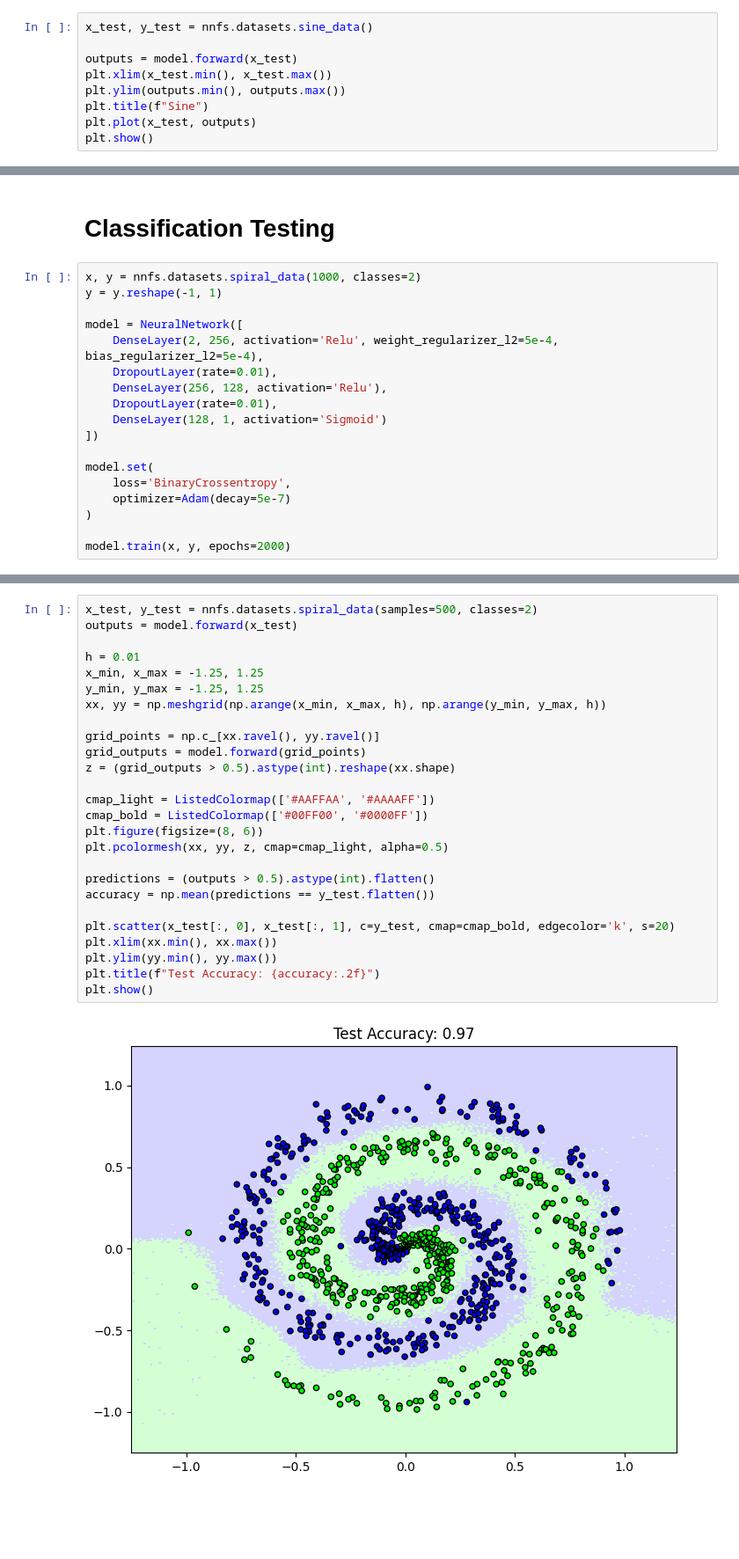
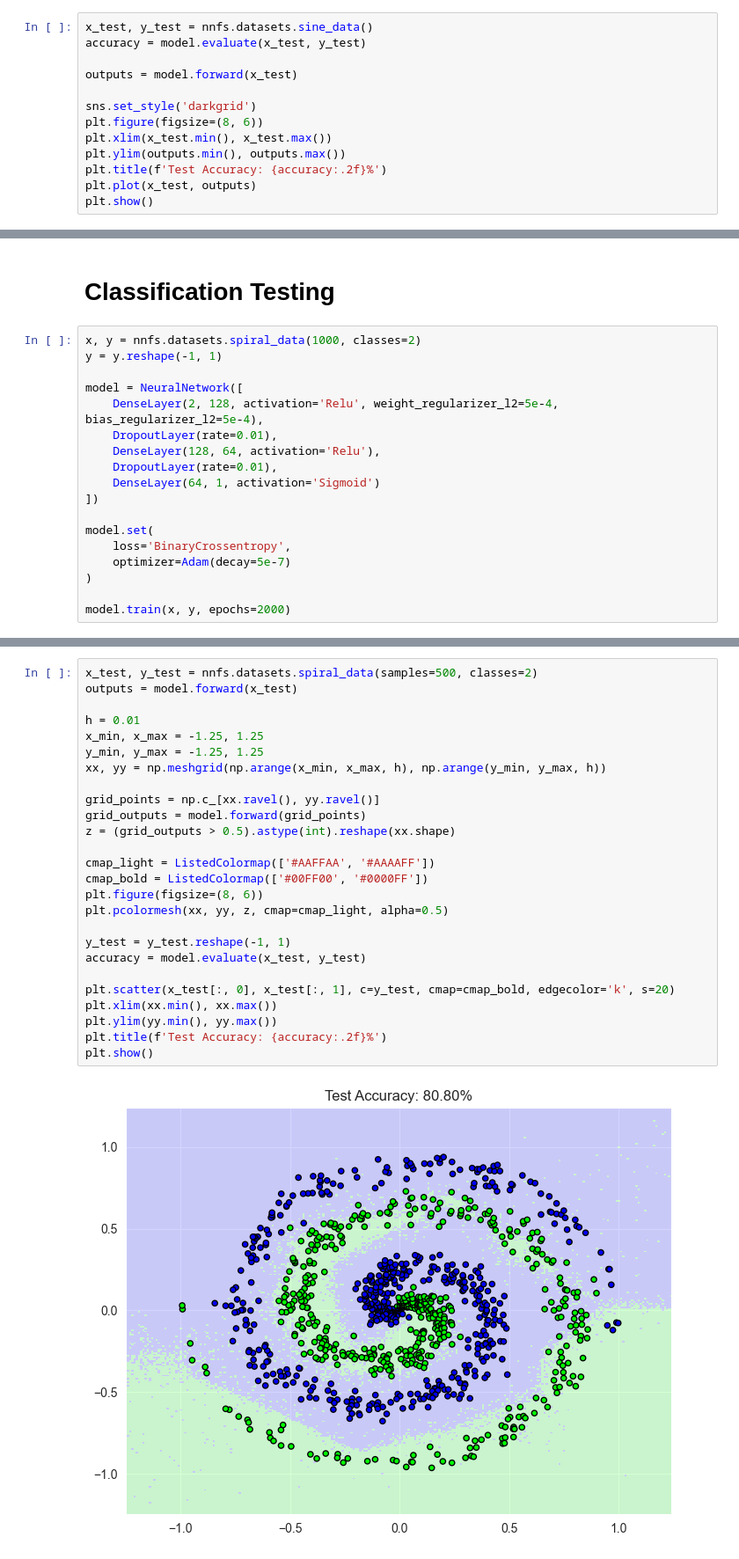
Before and after one commit to danilosiervi/neural_network, a Jupyter notebook: teste.ipynb, the cells around one changed output, grey strips where cells are left out. Shown at 88% size. Saved outputs shown, nothing was run; the diff lists cells and outputs as text; blank space fills up the shorter version.

```diff
--- a/teste.ipynb
+++ b/teste.ipynb
@@ -42,10 +47,14 @@ epoch: 1000, loss: 0.000, lr: 0.0025012506
 # %%
 x_test, y_test = nnfs.datasets.sine_data()
+accuracy = model.evaluate(x_test, y_test)
 
 outputs = model.forward(x_test)
+
+sns.set_style('darkgrid')
+plt.figure(figsize=(8, 6))
 plt.xlim(x_test.min(), x_test.max())
 plt.ylim(outputs.min(), outputs.max())
-plt.title(f"Sine")
+plt.title(f'Test Accuracy: {accuracy:.2f}%')
 plt.plot(x_test, outputs)
 plt.show()
 # %% [output]
@@ -57,11 +66,11 @@ x, y = nnfs.datasets.spiral_data(1000, classes=2)
 y = y.reshape(-1, 1)
 
 model = NeuralNetwork([
-    DenseLayer(2, 256, activation='Relu', weight_regularizer_l2=5e-4, bias_regularizer_l2=5e-4),
+    DenseLayer(2, 128, activation='Relu', weight_regularizer_l2=5e-4, bias_regularizer_l2=5e-4),
     DropoutLayer(rate=0.01),
-    DenseLayer(256, 128, activation='Relu'),
+    DenseLayer(128, 64, activation='Relu'),
     DropoutLayer(rate=0.01),
-    DenseLayer(128, 1, activation='Sigmoid')
+    DenseLayer(64, 1, activation='Sigmoid')
 ])
 
 model.set(
@@ -91,31 +100,31 @@ epoch: 2000, loss: 0.075, lr: 0.0009990015
 # %%
 x_test, y_test = nnfs.datasets.spiral_data(samples=500, classes=2)
 outputs = model.forward(x_test)
 
 h = 0.01
 x_min, x_max = -1.25, 1.25
 y_min, y_max = -1.25, 1.25
 xx, yy = np.meshgrid(np.arange(x_min, x_max, h), np.arange(y_min, y_max, h))
 
 grid_points = np.c_[xx.ravel(), yy.ravel()]
 grid_outputs = model.forward(grid_points)
 z = (grid_outputs > 0.5).astype(int).reshape(xx.shape)
 
 cmap_light = ListedColormap(['#AAFFAA', '#AAAAFF'])
 cmap_bold = ListedColormap(['#00FF00', '#0000FF'])
 plt.figure(figsize=(8, 6))
 plt.pcolormesh(xx, yy, z, cmap=cmap_light, alpha=0.5)
 
-predictions = (outputs > 0.5).astype(int).flatten()
-accuracy = np.mean(predictions == y_test.flatten())
+y_test = y_test.reshape(-1, 1)
+accuracy = model.evaluate(x_test, y_test)
 
 plt.scatter(x_test[:, 0], x_test[:, 1], c=y_test, cmap=cmap_bold, edgecolor='k', s=20)
 plt.xlim(xx.min(), xx.max())
 plt.ylim(yy.min(), yy.max())
-plt.title(f"Test Accuracy: {accuracy:.2f}")
+plt.title(f'Test Accuracy: {accuracy:.2f}%')
 plt.show()
 # %% [output]
-[figure, old version]
+[figure, new version]
 # %%
 x, y = nnfs.datasets.spiral_data(500, classes=3)
 
```
Also changed, not shown: parts of 6 cells of this notebook, 6 other files.
